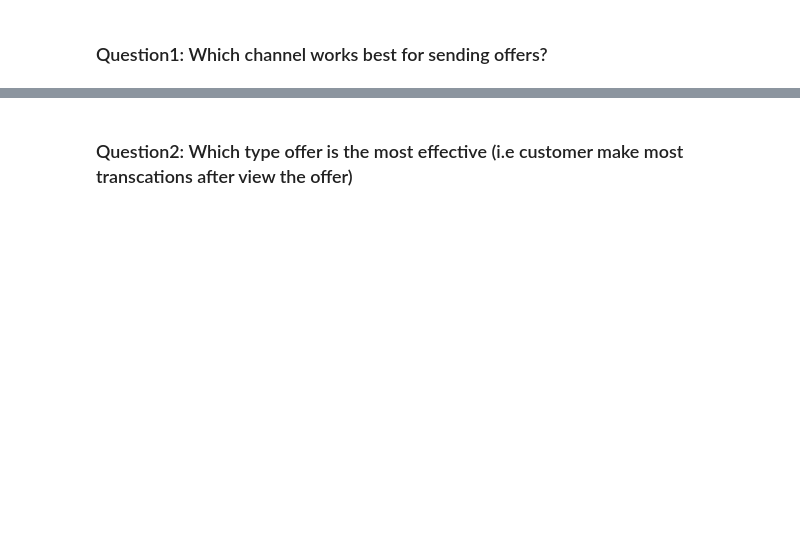
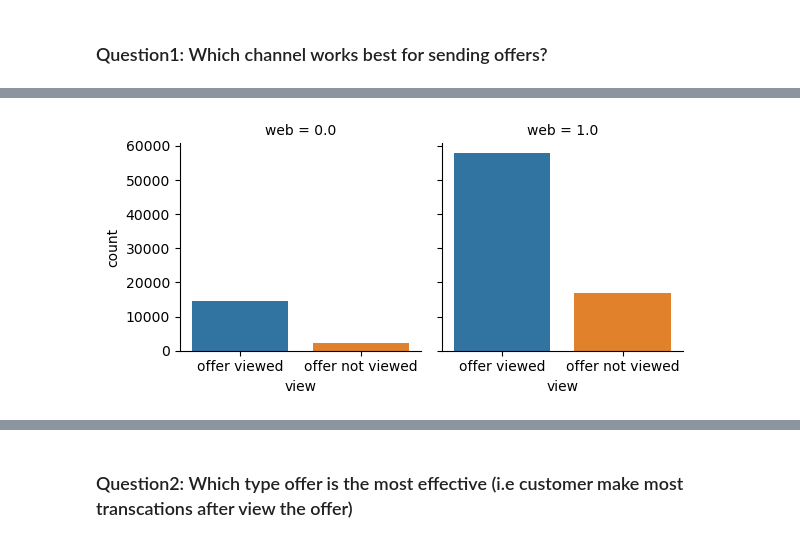
Before and after one commit to SarahG1010/Starbuck_Project, a Jupyter notebook: Starbucks_Capstone_notebook.ipynb, the cells around one changed output, grey strips where cells are left out. Drawn from its saved outputs; the diff is of its cells as text; code cells hidden in the pictures; blank space fills up the shorter version.

```diff
--- a/Starbucks_Capstone_notebook.ipynb
+++ b/Starbucks_Capstone_notebook.ipynb
@@ -949,0 +1042,6 @@ Name: person, dtype: int64
+# %%
+type_order = df_all_plot['view'].unique()
+g = sns.FacetGrid(data=df_all_plot, col='web');
+g.map_dataframe(sns.countplot,'view',palette=sns.color_palette(),order=type_order).add_legend();
+# %% [output]
+[figure, added]
```
Also changed, not shown: parts of 40 cells of this notebook.
